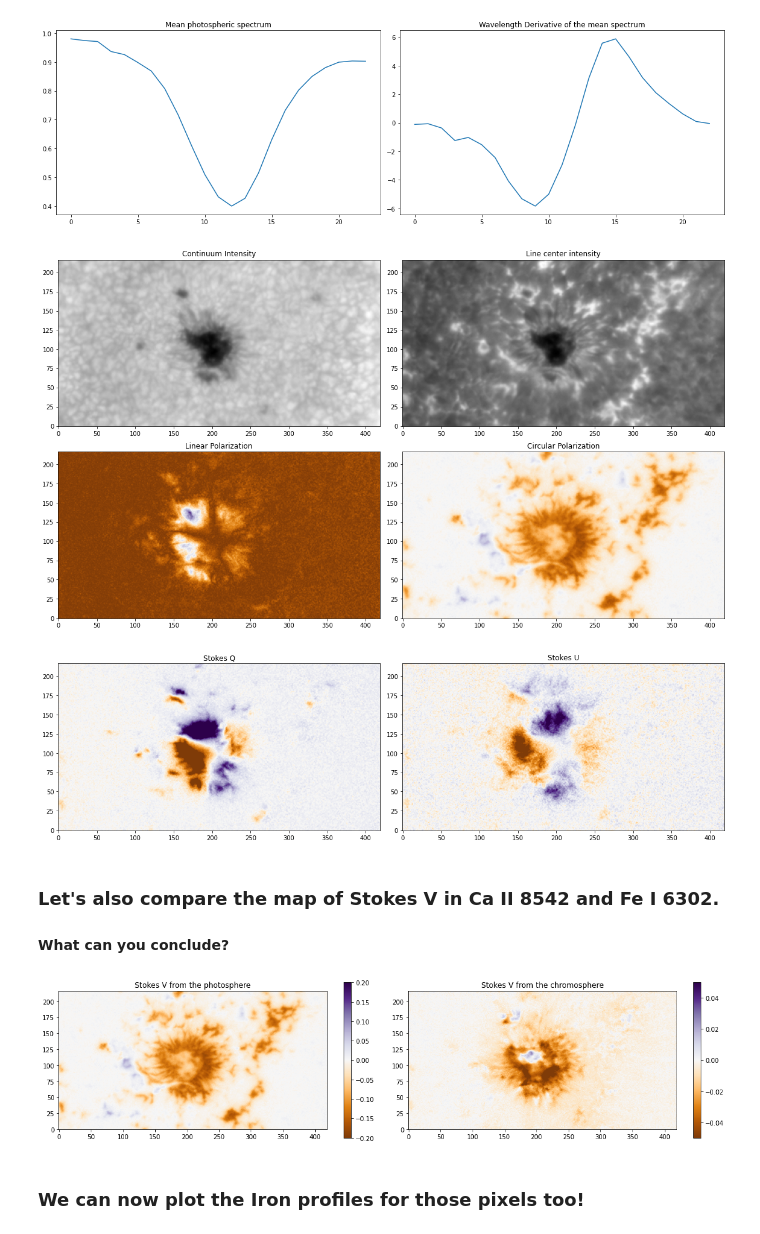
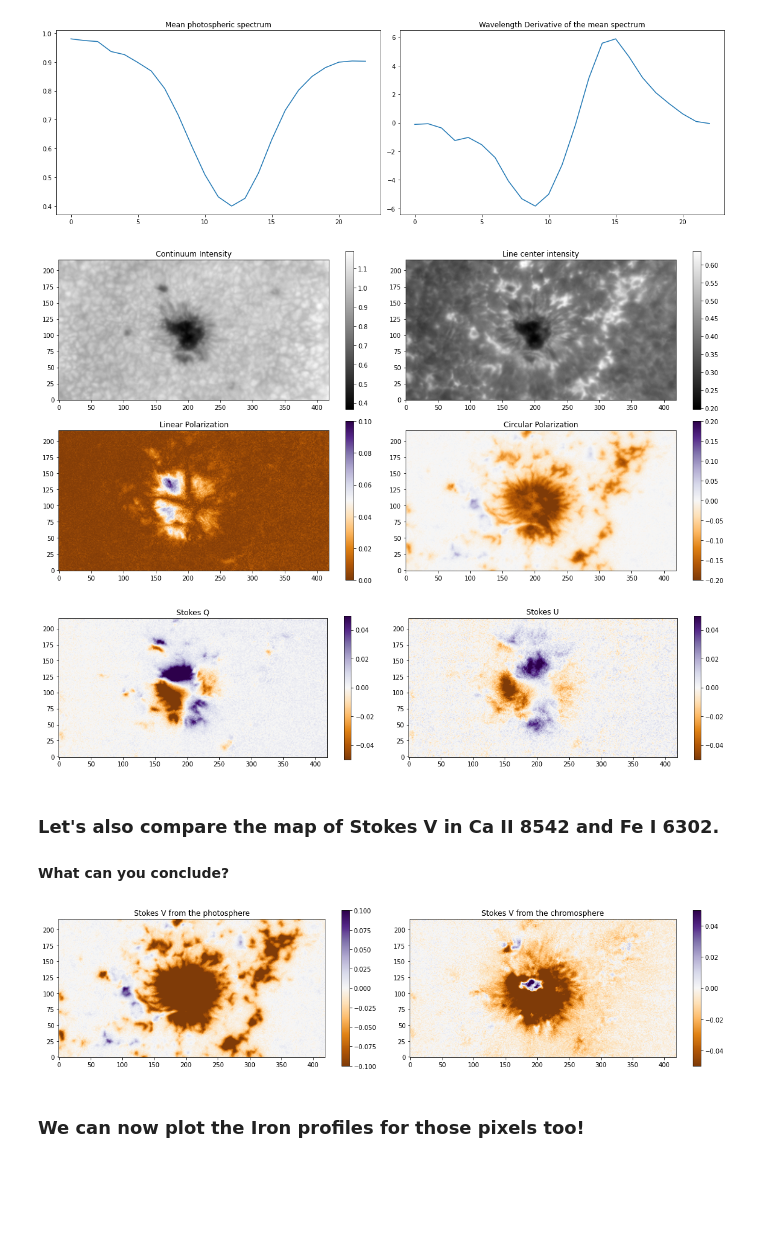
Before and after one commit to ivanzmilic/dkist_workshop_4, a Jupyter notebook: IBIS/IBIS_polarimetric_diagnostic.ipynb, the cells around one changed output. Drawn from its saved outputs; the diff is of its cells as text; code cells hidden in the pictures; blank space fills up the shorter version.

```diff
--- a/IBIS/IBIS_polarimetric_diagnostic.ipynb
+++ b/IBIS/IBIS_polarimetric_diagnostic.ipynb
@@ -70,4 +70,7 @@ plt.tight_layout()
 - Greatest derivative $dI/d\lambda$ is around index 13, tht is where we expect the most of the Stokes V
 
 Let's plot some maps now!
+# %%
+# Now let's normalize before the plotting:
+cube_ca /= 1E4
 # %%
@@ -105,7 +120,6 @@ What else do you notice?
 # %% [markdown]
 It is a common practice to "normalize" the data, meaning divide everything with the quiet Sun continuum. Here the data has been normalized so that mean quiet Sun continuum is 10 000, so we will just go ahead and divide the whole cube with that quantity:
 # %%
-cube_ca /= 10000.
 # And re-calculate the mean:
 mean_spectrum_ca = np.mean(cube_ca,axis=(0,1))
 # %% [markdown]
@@ -202,52 +216,58 @@ plt.tight_layout()
 # %%
 # Now this allows us to plot nice images, as previously:
 
-plt.figure(figsize=[16,9])
+plt.figure(figsize=[16,7.8])
 plt.subplot(221)
 plt.imshow(cube_fe[:,:,0,0].T,origin='lower',cmap='gray')
+plt.colorbar()
 plt.title("Continuum Intensity")
 plt.subplot(222)
 plt.imshow(cube_fe[:,:,0,12].T,origin='lower',cmap='gray')
+plt.colorbar()
 plt.title("Line center intensity")
 plt.subplot(223)
-linpol = (cube_fe[:,:,1,9]**2.0+cube_ca[:,:,2,17]**2.0)**0.5
-plt.imshow(linpol.T,origin='lower',cmap='PuOr',vmin=0,vmax=0.1)
+linpol = (cube_fe[:,:,1,9]**2.0+cube_ca[:,:,2,9]**2.0)**0.5
+plt.imshow(linpol.T/cube_fe[:,:,0,0].T,origin='lower',cmap='PuOr',vmin=0,vmax=0.1)
+plt.colorbar()
 plt.title("Linear Polarization")
 plt.subplot(224)
-plt.imshow(cube_fe[:,:,3,9].T,origin='lower',cmap='PuOr',vmin=-0.2,vmax=0.2)
+plt.imshow(cube_fe[:,:,3,9].T/cube_fe[:,:,0,0].T,origin='lower',cmap='PuOr',vmin=-0.2,vmax=0.2)
+plt.colorbar()
 plt.title("Circular Polarization")
 plt.tight_layout()
 # %% [output]
-[figure, old version]
+[figure, new version]
 # %%
 # We can also plot separately Q and U
 
-plt.figure(figsize=[16,9])
+plt.figure(figsize=[16,3.6])
 plt.subplot(121)
 plt.imshow(cube_fe[:,:,1,12].T,origin='lower',cmap='PuOr',vmin=-0.05,vmax=0.05)
+plt.colorbar()
 plt.title("Stokes Q")
 plt.subplot(122)
 plt.imshow(cube_fe[:,:,2,9].T,origin='lower',cmap='PuOr',vmin=-0.05,vmax=0.05)
 plt.title("Stokes U")
+plt.colorbar()
 plt.tight_layout()
 # %% [output]
-[figure, old version]
+[figure, new version]
 # %% [markdown]
 ### Let's also compare the map of Stokes V in Ca II 8542 and Fe I 6302.
 #### What can you conclude?
 # %%
 plt.figure(figsize=[16,9])
 plt.subplot(121)
-plt.imshow(cube_fe[:,:,3,9].T,origin='lower',cmap='PuOr',vmin=-0.2,vmax=0.2)
+plt.imshow(cube_fe[:,:,3,9].T/cube_fe[:,:,0,0].T,origin='lower',cmap='PuOr',vmin=-0.1,vmax=0.1)
 plt.title("Stokes V from the photosphere")
 plt.colorbar(shrink=0.4)
 plt.subplot(122)
-plt.imshow(cube_ca[:,:,3,12].T,origin='lower',cmap='PuOr',vmin=-0.05,vmax=0.05)
+plt.imshow(cube_ca[:,:,3,12].T/cube_ca[:,:,0,0].T,origin='lower',cmap='PuOr',vmin=-0.05,vmax=0.05)
 plt.title("Stokes V from the chromosphere")
 plt.colorbar(shrink=0.4)
 plt.tight_layout()
 # %% [output]
-[figure, old version]
+[figure, new version]
 # %% [markdown]
 ### We can now plot the Iron profiles for those pixels too!
 # %%
```
Also changed, not shown: parts of 21 cells of this notebook.
